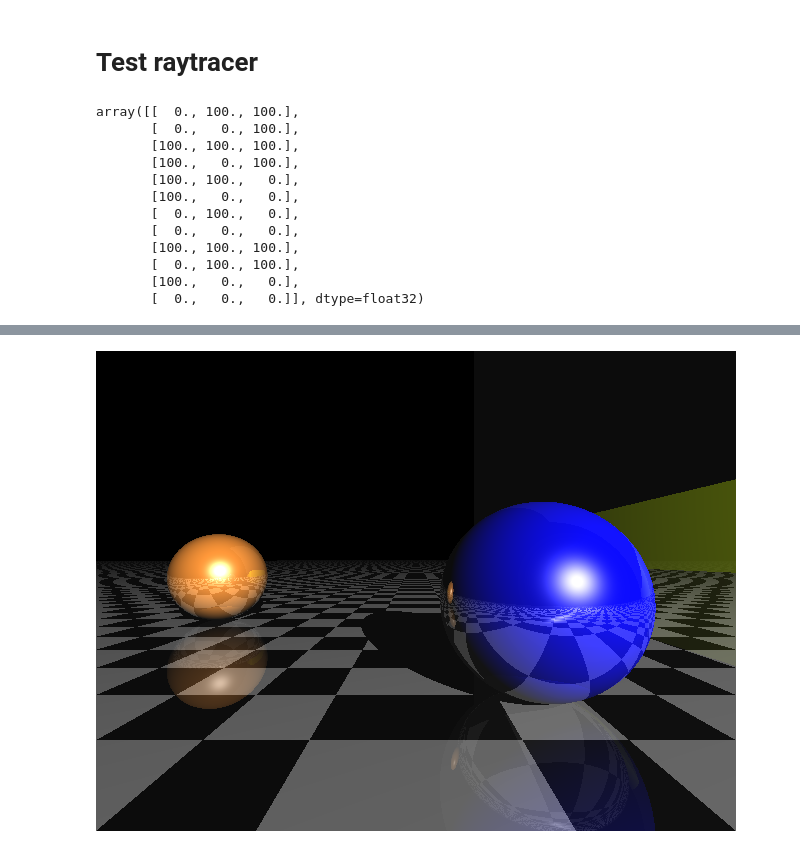
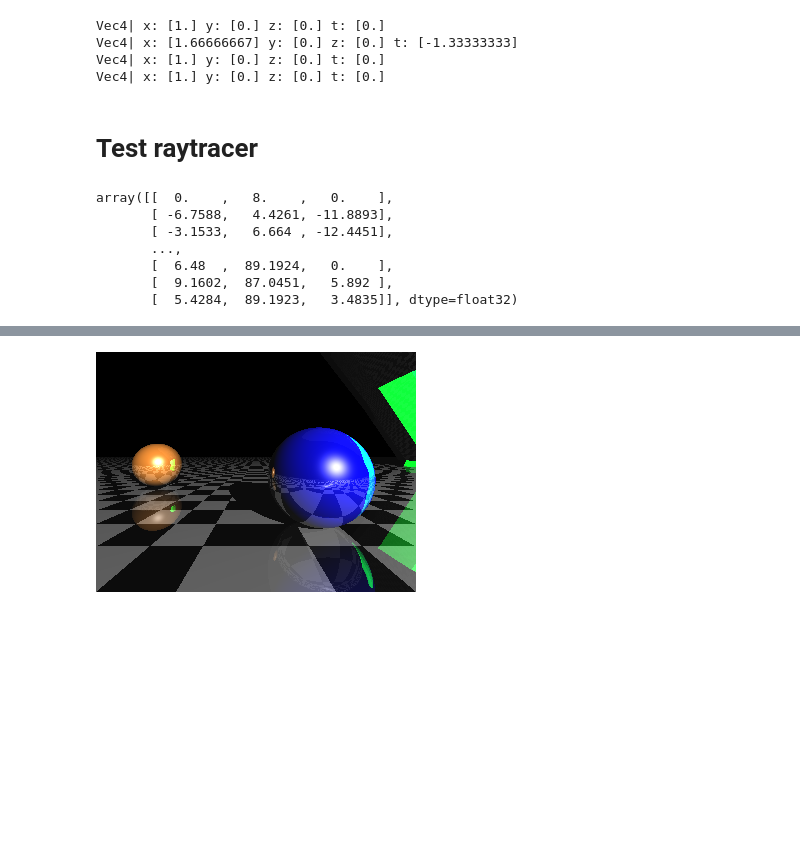
Before and after one commit to chas-card/relativistic-raytracer, a Jupyter notebook: Test1.ipynb, the cells around one changed output, grey strips where cells are left out. Cells and saved outputs as stored; diff of their text form; code cells hidden in the pictures; blank space fills up the shorter version.

```diff
--- a/Test1.ipynb
+++ b/Test1.ipynb
@@ -7,26 +7,26 @@ from PIL import Image
 from stl import mesh
 
 #define render window size
-(w, h) = (640, 480)
+(w, h) = (320, 240)
+# %% [output]
+Vec4| x: [1.] y: [0.] z: [0.] t: [0.]
+Vec4| x: [1.66666667] y: [0.] z: [0.] t: [-1.33333333]
+Vec4| x: [1.] y: [0.] z: [0.] t: [0.]
+Vec4| x: [1.] y: [0.] z: [0.] t: [0.]
 # %% [markdown]
 # Test raytracer
 # %%
 # Using an existing stl file:
-your_mesh = mesh.Mesh.from_file('models/block100.stl')
+your_mesh = mesh.Mesh.from_file('models/bottle.stl')
 your_mesh.v0
 # %% [output]
-array([[  0., 100., 100.],
-       [  0.,   0., 100.],
-       [100., 100., 100.],
-       [100.,   0., 100.],
-       [100., 100.,   0.],
-       [100.,   0.,   0.],
-       [  0., 100.,   0.],
-       [  0.,   0.,   0.],
-       [100., 100., 100.],
-       [  0., 100., 100.],
-       [100.,   0.,   0.],
-       [  0.,   0.,   0.]], dtype=float32)
+array([[  0.    ,   8.    ,   0.    ],
+       [ -6.7588,   4.4261, -11.8893],
+       [ -3.1533,   6.664 , -12.4451],
+       ...,
+       [  6.48  ,  89.1924,   0.    ],
+       [  9.1602,  87.0451,   5.892 ],
+       [  5.4284,  89.1923,   3.4835]], dtype=float32)
 # %%
 #     Sphere(vec3(.75, .1, 1), .6, rgb(0, 0, 1)),
 #     Sphere(vec3(-.75, .1, 2.25), .6, rgb(.5, .223, .5)),
@@ -42,7 +42,7 @@ scene = [
 	RT.Mesh(RT.vec3(20, -12, 10),
 	     mesh.Mesh.rotation_matrix(np.array([0, 1, 0]), math.radians(45)),
 	     your_mesh,
-	     RT.rgb(0.5, 0.6, 0),
+	     RT.rgb(0, 6, .7),
 	     0.2)]
 
 # unpack scene (mesh into triangles)
@@ -78 +78 @@ Took 4.3025007247924805
-[figure, old version]
+[figure, new version]
```
Also changed, not shown: parts of 1 cell of this notebook, 3 other files.
